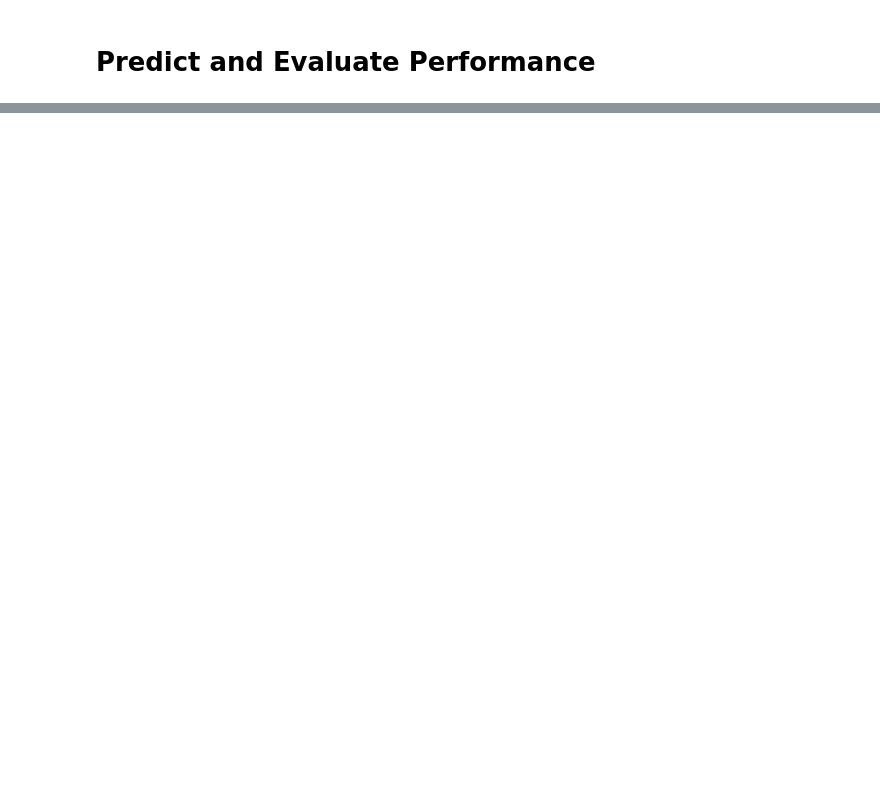
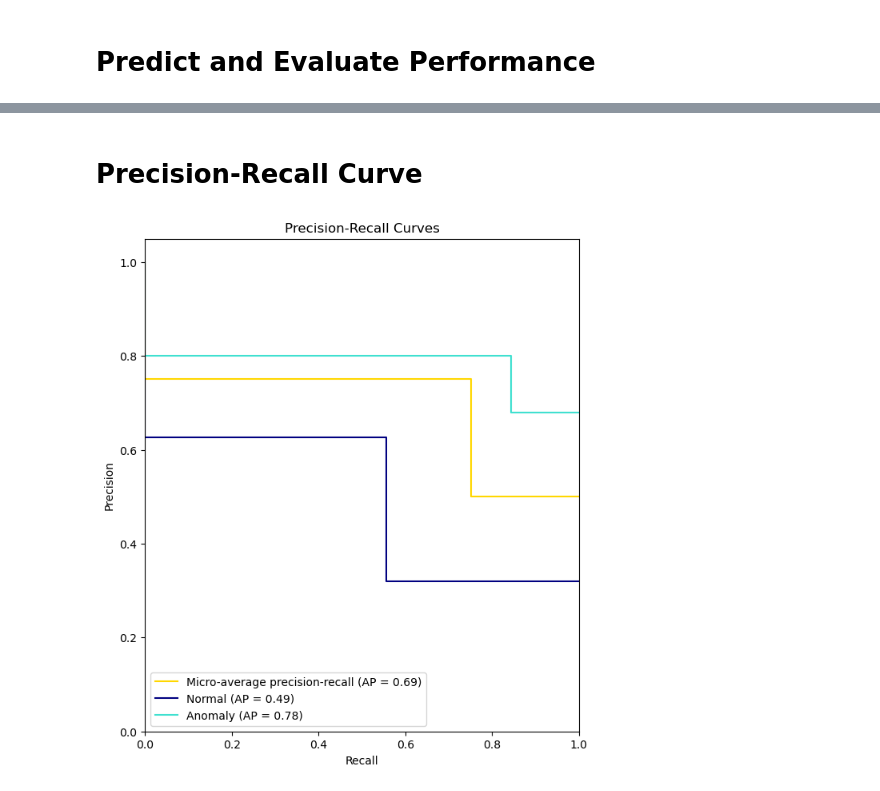
Before and after one commit to TheonlyLB/CZ1115-Project, a Jupyter notebook: CZ1115 Project.ipynb, the cells around one changed output, grey strips where cells are left out. Cells and saved outputs as stored; diff of their text form; code cells hidden in the pictures; blank space fills up the shorter version.

```diff
--- a/CZ1115 Project.ipynb
+++ b/CZ1115 Project.ipynb
@@ -738,0 +1043,2 @@ model.save_model('model_IF_1.json')
+# %% [markdown]
+# **Precision-Recall Curve**
@@ -738,0 +1070,34 @@ model.save_model('model_IF_1.json')
+# %%
+from itertools import cycle
+
+# setup plot details
+colors = cycle(["navy", "turquoise"])
+
+_, ax = plt.subplots(figsize=(7, 8))
+
+lines, labels = [], []
+
+display = PrecisionRecallDisplay(
+    recall=recall["micro"],
+    precision=precision["micro"],
+    average_precision=average_precision["micro"],
+)
+display.plot(ax=ax, name="Micro-average precision-recall", color="gold")
+
+for i, color in zip(range(2), colors):
+    display = PrecisionRecallDisplay(
+        recall=recall[i],
+        precision=precision[i],
+        average_precision=average_precision[i],
+    )
+    class_list = ['Normal','Anomaly']
+    display.plot(ax=ax, name=class_list[i], color=color)
+
+# set the legend and the axes
+ax.set_xlim([0.0, 1.0])
+ax.set_ylim([0.0, 1.05])
+ax.set_title("Precision-Recall Curves")
+
+plt.show()
+# %% [output]
+[figure, added]
```
Also changed, not shown: parts of 25 cells of this notebook.
